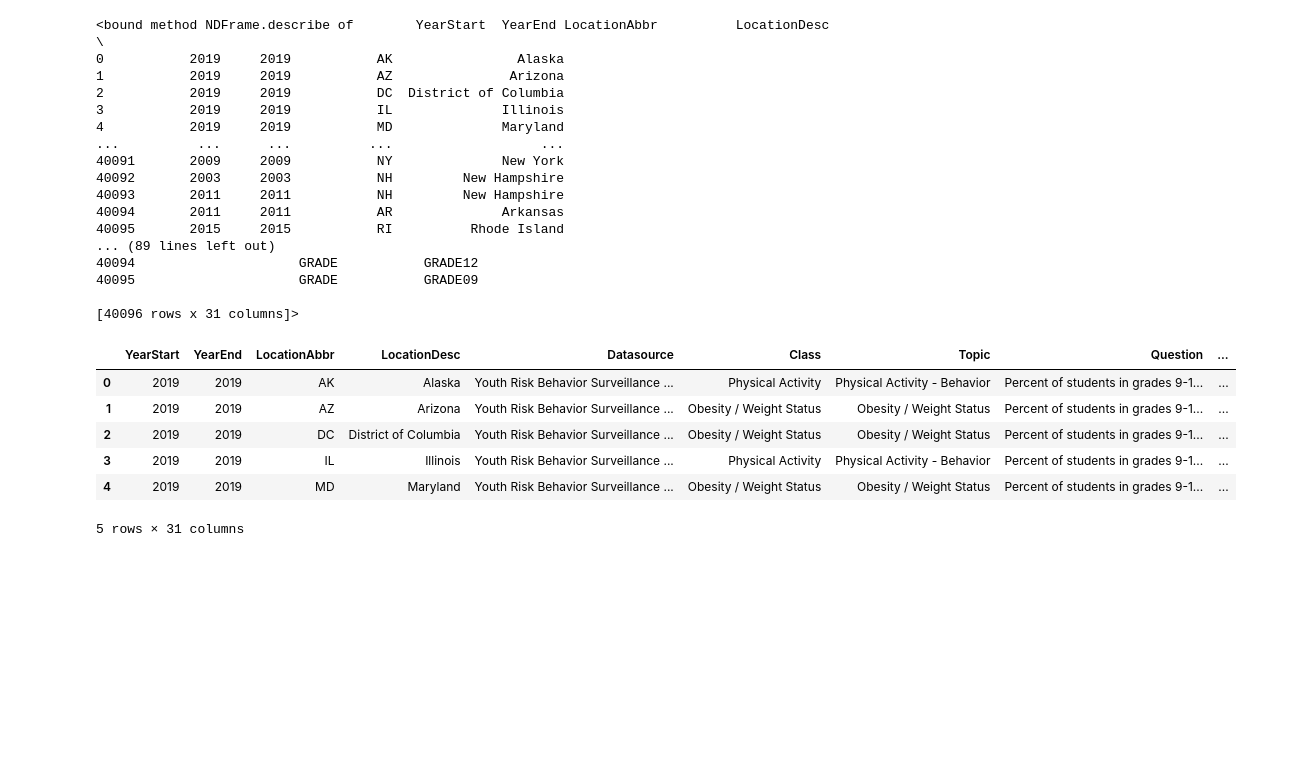
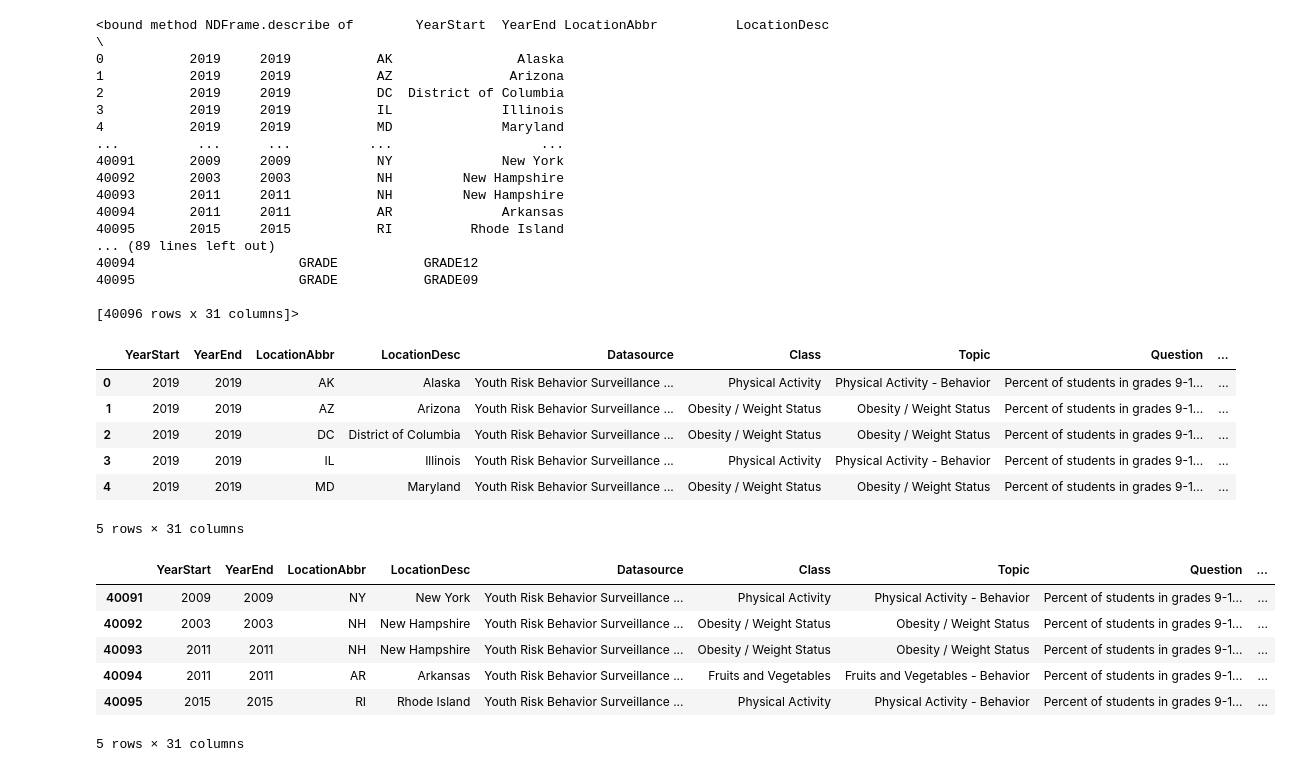
Before and after one commit to bobebend/remix-capstone, a Jupyter notebook: nutrition.ipynb, the cells around one changed output. Saved outputs shown, nothing was run; the diff lists cells and outputs as text; code cells hidden in the pictures; blank space fills up the shorter version.

```diff
--- a/nutrition.ipynb
+++ b/nutrition.ipynb
@@ -65,3 +85,13 @@ nutrition.head(5)
 | 3 | 2019 | 2019 | IL | Illinois | Youth Risk Behavior Surveillance ... | Physical Activity | Physical Activity - Behavior | Percent of students in grades 9-1... | ... |
 | 4 | 2019 | 2019 | MD | Maryland | Youth Risk Behavior Surveillance ... | Obesity / Weight Status | Obesity / Weight Status | Percent of students in grades 9-1... | ... |
 5 rows × 31 columns
+# %%
+nutrition.tail()
+# %% [output]
+|  | YearStart | YearEnd | LocationAbbr | LocationDesc | Datasource | Class | Topic | Question | ... |
+| 40091 | 2009 | 2009 | NY | New York | Youth Risk Behavior Surveillance ... | Physical Activity | Physical Activity - Behavior | Percent of students in grades 9-1... | ... |
+| 40092 | 2003 | 2003 | NH | New Hampshire | Youth Risk Behavior Surveillance ... | Obesity / Weight Status | Obesity / Weight Status | Percent of students in grades 9-1... | ... |
+| 40093 | 2011 | 2011 | NH | New Hampshire | Youth Risk Behavior Surveillance ... | Obesity / Weight Status | Obesity / Weight Status | Percent of students in grades 9-1... | ... |
+| 40094 | 2011 | 2011 | AR | Arkansas | Youth Risk Behavior Surveillance ... | Fruits and Vegetables | Fruits and Vegetables - Behavior | Percent of students in grades 9-1... | ... |
+| 40095 | 2015 | 2015 | RI | Rhode Island | Youth Risk Behavior Surveillance ... | Physical Activity | Physical Activity - Behavior | Percent of students in grades 9-1... | ... |
+5 rows × 31 columns
```
Also changed, not shown: parts of 3 cells of this notebook, 11 other files.
